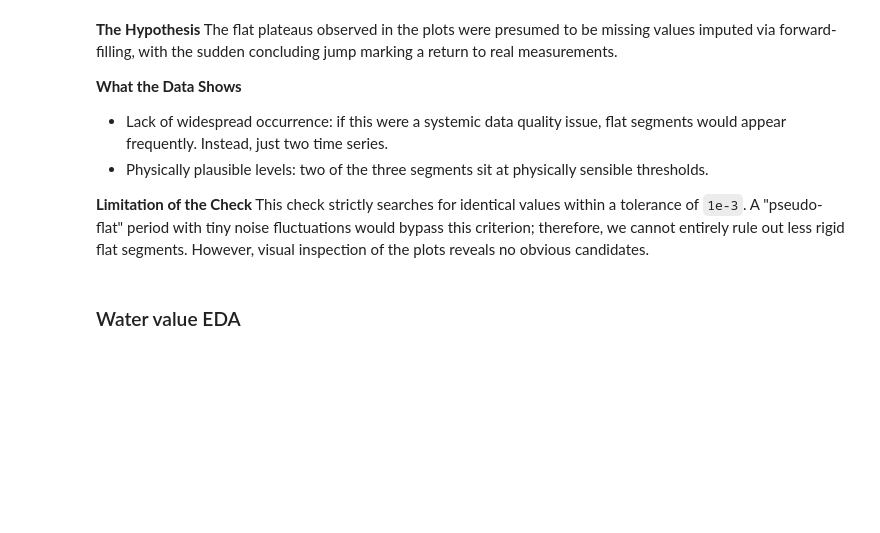
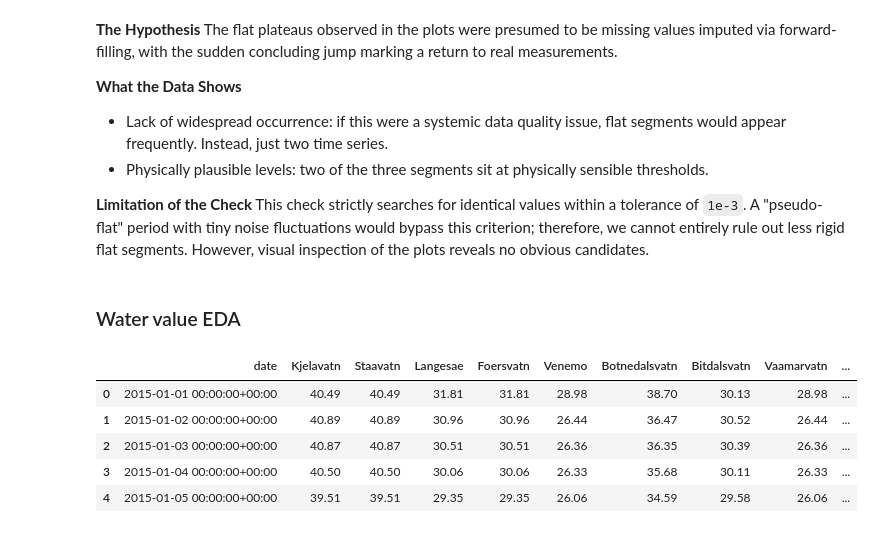
Before and after one commit to LukaAgostini/MMLP_project, a Jupyter notebook: notebook/EDA_Luca.ipynb, the cells around one changed output. Drawn from its saved outputs; the diff is of its cells as text; code cells hidden in the pictures; blank space fills up the shorter version.

```diff
--- a/notebook/EDA_Luca.ipynb
+++ b/notebook/EDA_Luca.ipynb
@@ -566,3 +566,14 @@ The flat plateaus observed in the plots were presumed to be missing values imput
 This check strictly searches for identical values within a tolerance of `1e-3`. A "pseudo-flat" period with tiny noise fluctuations would bypass this criterion; therefore, we cannot entirely rule out less rigid flat segments. However, visual inspection of the plots reveals no obvious candidates.
 # %% [markdown]
 ### Water value EDA
+# %%
+# loading water value data
+wvalue = loader.synthetic_water_value_data.copy()
+wvalue.head()
+# %% [output]
+|  | date | Kjelavatn | Staavatn | Langesae | Foersvatn | Venemo | Botnedalsvatn | Bitdalsvatn | Vaamarvatn | ... |
+| 0 | 2015-01-01 00:00:00+00:00 | 40.49 | 40.49 | 31.81 | 31.81 | 28.98 | 38.70 | 30.13 | 28.98 | ... |
+| 1 | 2015-01-02 00:00:00+00:00 | 40.89 | 40.89 | 30.96 | 30.96 | 26.44 | 36.47 | 30.52 | 26.44 | ... |
+| 2 | 2015-01-03 00:00:00+00:00 | 40.87 | 40.87 | 30.51 | 30.51 | 26.36 | 36.35 | 30.39 | 26.36 | ... |
+| 3 | 2015-01-04 00:00:00+00:00 | 40.50 | 40.50 | 30.06 | 30.06 | 26.33 | 35.68 | 30.11 | 26.33 | ... |
+| 4 | 2015-01-05 00:00:00+00:00 | 39.51 | 39.51 | 29.35 | 29.35 | 26.06 | 34.59 | 29.58 | 26.06 | ... |
```
Also changed, not shown: parts of 17 cells of this notebook.
